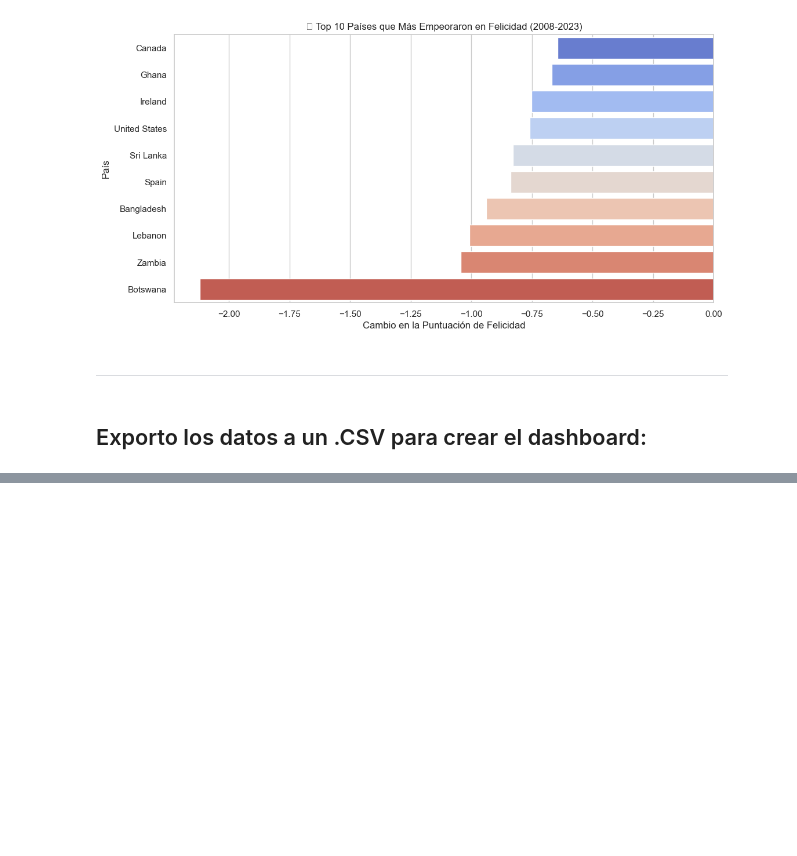
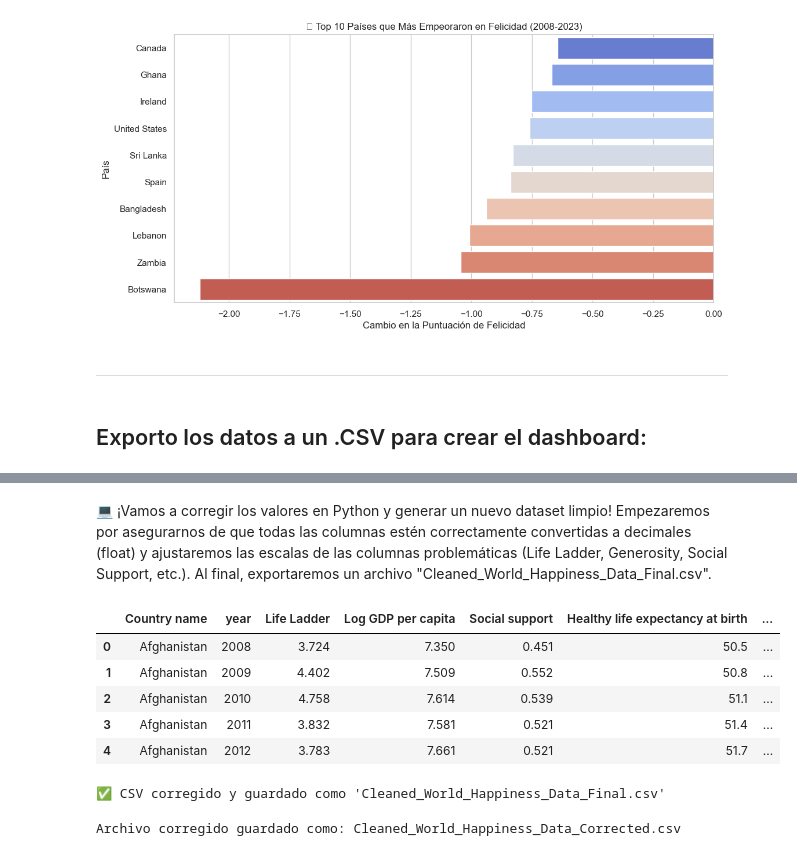
Before and after one commit to MLopezCastro/World-Happiness-2024, a Jupyter notebook: World Happiness 2024.ipynb, the cells around one changed output, grey strips where cells are left out. Drawn from its saved outputs; the diff is of its cells as text; code cells hidden in the pictures; blank space fills up the shorter version.

```diff
--- a/World Happiness 2024.ipynb
+++ b/World Happiness 2024.ipynb
@@ -1078,0 +1101,59 @@ clean_data_table.to_csv('Cleaned_World_Happiness_Data.csv', index=False)
+# %% [markdown]
+💻 ¡Vamos a corregir los valores en Python y generar un nuevo dataset limpio!
+Empezaremos por asegurarnos de que todas las columnas estén correctamente convertidas a decimales (float) y ajustaremos las escalas de las columnas problemáticas (Life Ladder, Generosity, Social Support, etc.). Al final, exportaremos un archivo "Cleaned_World_Happiness_Data_Final.csv".
+# %%
+# Importamos pandas
+import pandas as pd
+
+# Cargamos el archivo corregido
+file_path = r'C:\Users\mlope\OneDrive\Escritorio\MLopezCastro\World-Happiness-2024\Cleaned_World_Happiness_Data_Corrected.csv'
+data = pd.read_csv(file_path)
+
+# Mostramos los primeros datos para ver cómo están
+data.head()
+# %% [output]
+|  | Country name | year | Life Ladder | Log GDP per capita | Social support | Healthy life expectancy at birth | ... |
+| 0 | Afghanistan | 2008 | 3.724 | 7.350 | 0.451 | 50.5 | ... |
+| 1 | Afghanistan | 2009 | 4.402 | 7.509 | 0.552 | 50.8 | ... |
+| 2 | Afghanistan | 2010 | 4.758 | 7.614 | 0.539 | 51.1 | ... |
+| 3 | Afghanistan | 2011 | 3.832 | 7.581 | 0.521 | 51.4 | ... |
+| 4 | Afghanistan | 2012 | 3.783 | 7.661 | 0.521 | 51.7 | ... |
+# %%
+import pandas as pd
+
+# Cargar el archivo CSV original
+file_path = "Cleaned_World_Happiness_Data_Corrected.csv"
+data = pd.read_csv(file_path)
+
+# Forzar que todas las columnas numéricas tengan punto (.) como separador decimal
+numeric_columns = ['Life Ladder', 'Log GDP per capita', 'Social support', 'Healthy life expectancy at birth',
+                   'Freedom to make life choices', 'Generosity', 'Perceptions of corruption', 'Positive affect', 'Negative affect']
+
+# Convertir todas las columnas numéricas a formato decimal con punto
+for col in numeric_columns:
+    data[col] = data[col].astype(float)
+
+# Guardar el CSV corregido
+data.to_csv("Cleaned_World_Happiness_Data_Final.csv", index=False)
+print("✅ CSV corregido y guardado como 'Cleaned_World_Happiness_Data_Final.csv'")
+# %% [output]
+✅ CSV corregido y guardado como 'Cleaned_World_Happiness_Data_Final.csv'
+# %%
+import pandas as pd
+
+# Cargar el archivo original
+file_path = 'Cleaned_World_Happiness_Data_Final.csv'
+data = pd.read_csv(file_path)
+
+# Reemplazar comas por puntos en los números y asegurarse de que todas las columnas sean numéricas
+for col in data.columns:
+    if data[col].dtype == 'object':  # Si la columna es de texto
+        data[col] = data[col].str.replace(',', '.').astype(float, errors='ignore')
+
+# Guardar el archivo limpio
+output_path = 'Cleaned_World_Happiness_Data_Corrected.csv'
+data.to_csv(output_path, index=False, encoding='utf-8')
+
+print(f"Archivo corregido guardado como: {output_path}")
+# %% [output]
+Archivo corregido guardado como: Cleaned_World_Happiness_Data_Corrected.csv
```
Also changed, not shown: parts of 3 cells of this notebook, 8 other files.
